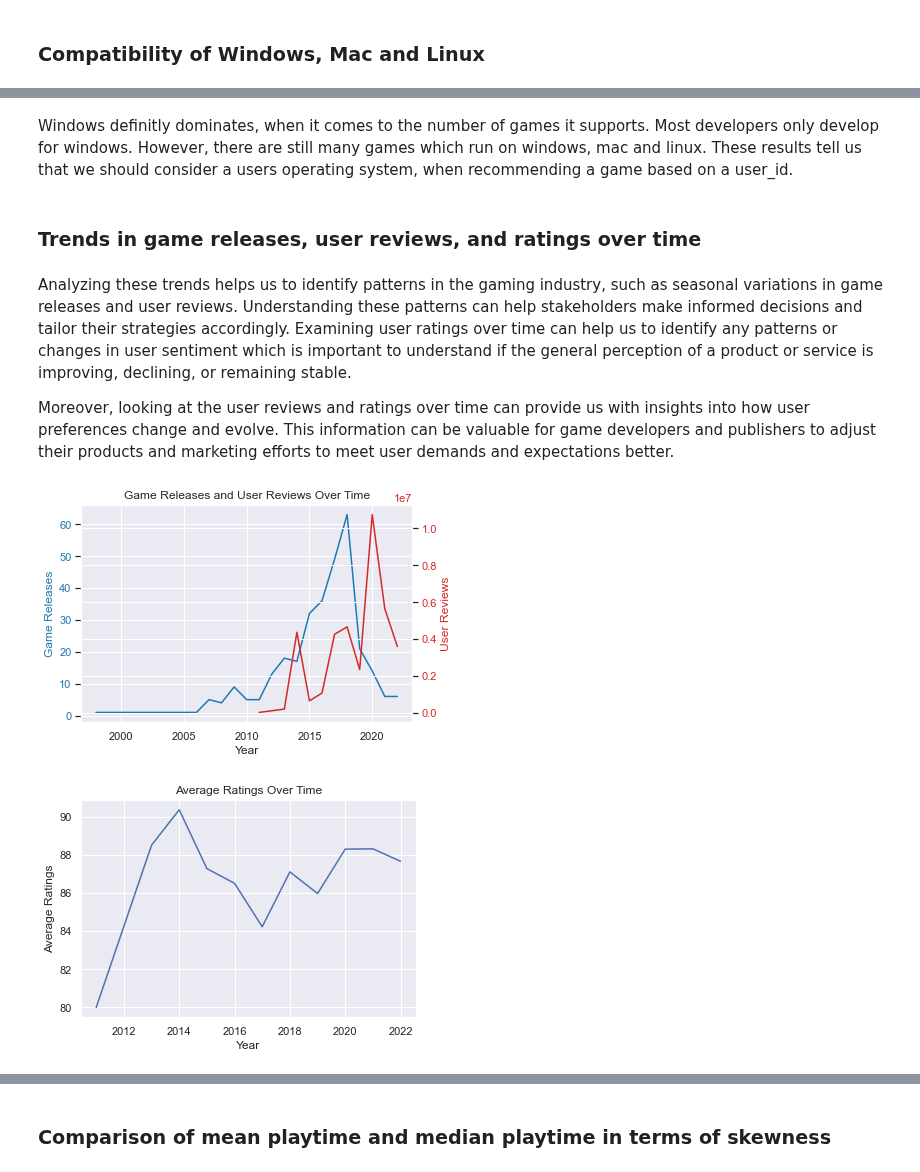
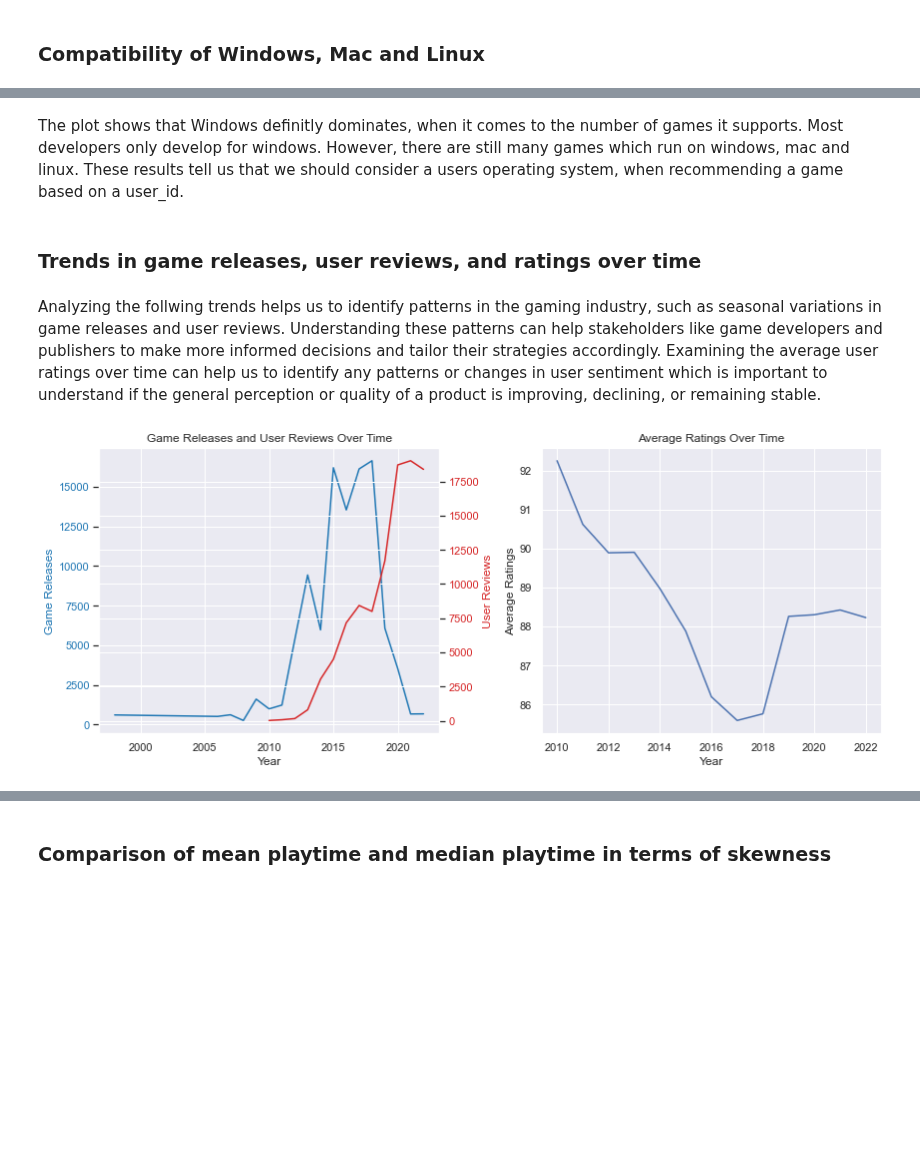
Before and after one commit to JohannesRahn/MachineLearningGroupProject, a Jupyter notebook: group7.ipynb, the cells around one changed output, grey strips where cells are left out. Drawn from its saved outputs; the diff is of its cells as text; code cells hidden in the pictures; blank space fills up the shorter version.

```diff
--- a/group7.ipynb
+++ b/group7.ipynb
@@ -142,0 +148,16 @@ final_df.drop(["tags", "steamspy_tags", "description"],
+# %%
+# Find Negative-Positive Ratio
+neg_pos_ratio = final_df['y'].value_counts()[0] / final_df['y'].value_counts()[1]
+
+# Determine Number of False and Number of True Samples
+n_false_samples = int(n_total_samples * neg_pos_ratio)
+n_true_samples = n_total_samples - n_false_samples
+
+# Sample On this Basis
+false_samples = final_df[final_df['y'] == False].sample(n_false_samples, random_state=70)
+true_samples = final_df[final_df['y'] == True].sample(n_true_samples, random_state=70)
+
+final_df = pd.concat([false_samples, true_samples])
+
+# shuffle the data
+final_df = final_df.sample(frac=1, random_state=70)
@@ -143,3 +168,7 @@ final_df.drop(["tags", "steamspy_tags", "description"],
+# %%
+# Drop Tags, SteamSpy Tags, Description, Genres (as Single-Column List)
+final_df.drop(['review_id', 'funny', 'helpful'],
+              axis = 1, inplace = True)
 # %% [markdown]
 ## Data Exploration
 # %% [markdown]
@@ -577,43 +564,44 @@ plt.show()
 # %% [markdown]
-Windows definitly dominates, when it comes to the number of games it supports. Most developers only develop for windows. However, there are still many games which run on windows, mac and linux. These results tell us that we should consider a users operating system, when recommending a game based on a user_id.
+The plot shows that Windows definitly dominates, when it comes to the number of games it supports. Most developers only develop for windows. However, there are still many games which run on windows, mac and linux. These results tell us that we should consider a users operating system, when recommending a game based on a user_id.
 # %% [markdown]
 ### **Trends in game releases, user reviews, and ratings over time**
 # %% [markdown]
-Analyzing these trends helps us to identify patterns in the gaming industry, such as seasonal variations in game releases and user reviews. Understanding these patterns can help stakeholders make informed decisions and tailor their strategies accordingly. Examining user ratings over time can help us to identify any patterns or changes in user sentiment which is important to understand if the general perception of a product or service is improving, declining, or remaining stable.
-
-Moreover, looking at the user reviews and ratings over time can provide us with insights into how user preferences change and evolve. This information can be valuable for game developers and publishers to adjust their products and marketing efforts to meet user demands and expectations better.
+Analyzing the follwing trends helps us to identify patterns in the gaming industry, such as seasonal variations in game releases and user reviews. Understanding these patterns can help stakeholders like game developers and publishers to make more informed decisions and tailor their strategies accordingly. Examining the average user ratings over time can help us to identify any patterns or changes in user sentiment which is important to understand if the general perception or quality of a product is improving, declining, or remaining stable.
 # %%
 # Trends in game releases, user reviews, and ratings over time
 
 final_df['date_release'] = pd.to_datetime(final_df['date_release'])
 final_df['date'] = pd.to_datetime(final_df['date'])
 
 game_releases_by_year = final_df.groupby(final_df['date_release'].dt.year).size()
-user_reviews_by_year = final_df.groupby(final_df['date'].dt.year)['user_reviews'].sum()
+#user_reviews_by_year = final_df.groupby(final_df['date'].dt.year)['user_reviews'].sum()
+user_reviews_by_year = final_df.groupby(final_df['date'].dt.year)['user_reviews'].size()
+
 avg_ratings_by_year = final_df.groupby(final_df['date'].dt.year)['positive_ratio'].mean()
 
-fig, ax1 = plt.subplots()
+fig, (ax1, ax3) = plt.subplots(1, 2, figsize=(12, 5))
 
+# Plot Game Releases and User Reviews Over Time
 ax1.set_xlabel('Year')
 ax1.set_ylabel('Game Releases', color='tab:blue')
 ax1.plot(game_releases_by_year.index, game_releases_by_year, color='tab:blue')
 ax1.tick_params(axis='y', labelcolor='tab:blue')
 
 ax2 = ax1.twinx()
 ax2.set_ylabel('User Reviews', color='tab:red')
 ax2.plot(user_reviews_by_year.index, user_reviews_by_year, color='tab:red')
 ax2.tick_params(axis='y', labelcolor='tab:red')
 
+ax1.set_title('Game Releases and User Reviews Over Time')
+
+# Plot Average Ratings Over Time
+ax3.plot(avg_ratings_by_year.index, avg_ratings_by_year)
+ax3.set_xlabel('Year')
+ax3.set_ylabel('Average Ratings')
+ax3.set_title('Average Ratings Over Time')
+
 fig.tight_layout()
-plt.title('Game Releases and User Reviews Over Time')
 plt.show()
-
-plt.plot(avg_ratings_by_year.index, avg_ratings_by_year)
-plt.xlabel('Year')
-plt.ylabel('Average Ratings')
-plt.title('Average Ratings Over Time')
-plt.show()
 # %% [output]
-[figure, old version]
+[figure, new version]
-[figure, removed]
 # %% [markdown]
```
Also changed, not shown: parts of 119 cells of this notebook.
